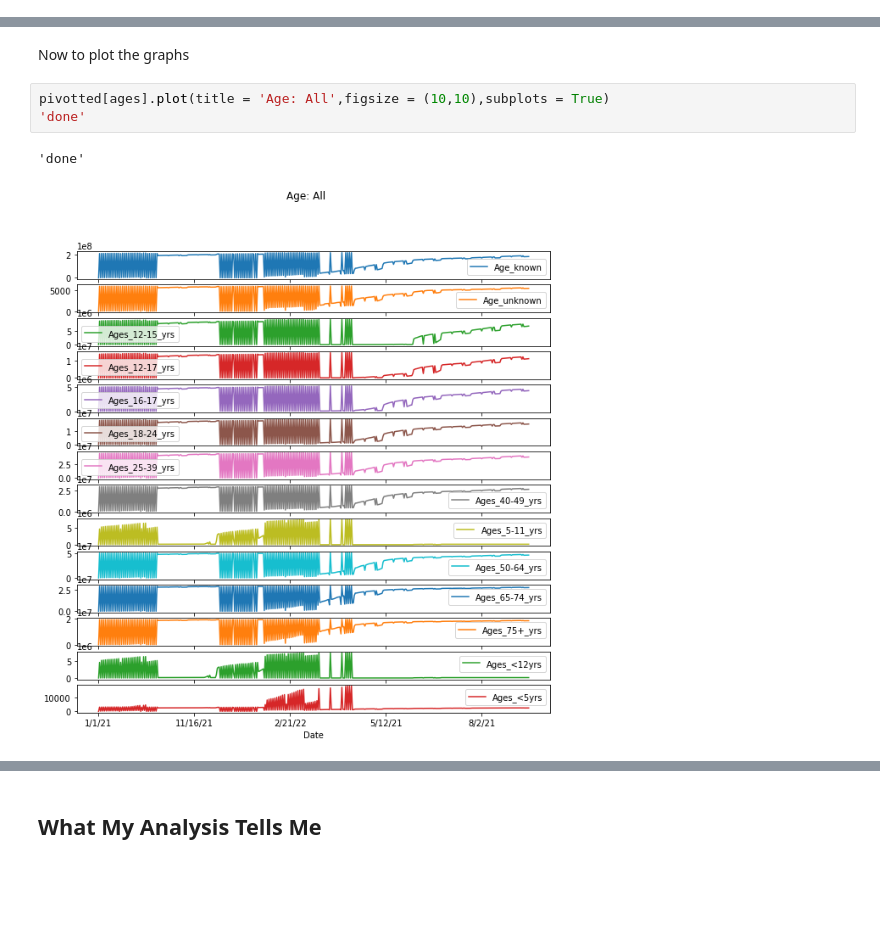
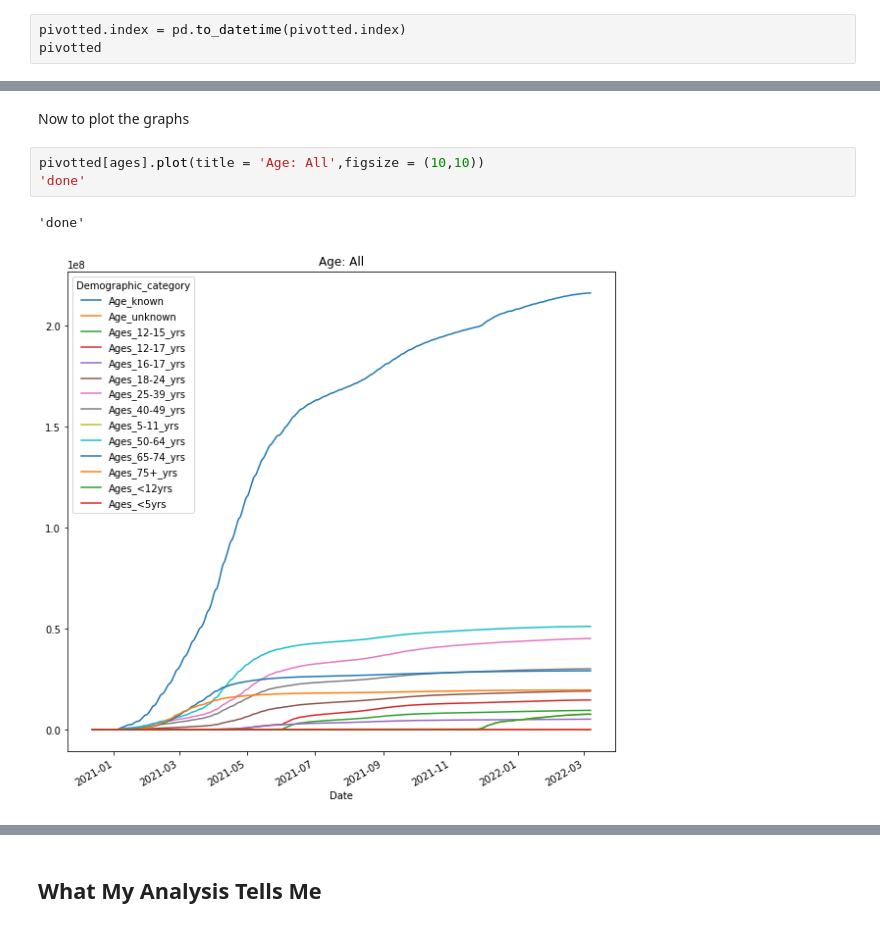
Before and after one commit to LeoraKelseyBrandeis/cs103a-cpa01, a Jupyter notebook: cpa01.ipynb, the cells around one changed output, grey strips where cells are left out. Saved outputs shown, nothing was run; the diff lists cells and outputs as text; blank space fills up the shorter version.

```diff
--- a/cpa01.ipynb
+++ b/cpa01.ipynb
@@ -122,0 +141,3 @@ Naturally I tried plotting it. There's a clear pattern but it is still **very**
+# %%
+pivotted.index = pd.to_datetime(pivotted.index)
+pivotted
@@ -194,9 +230,9 @@ pivotted[sex]
 # %% [markdown]
 Now to plot the graphs
 # %%
-pivotted[ages].plot(title = 'Age: All',figsize = (10,10),subplots = True)
+pivotted[ages].plot(title = 'Age: All',figsize = (10,10))
 'done'
 # %% [output]
 'done'
-[figure, old version]
+[figure, new version]
 # %%
```
Also changed, not shown: parts of 19 cells of this notebook.
